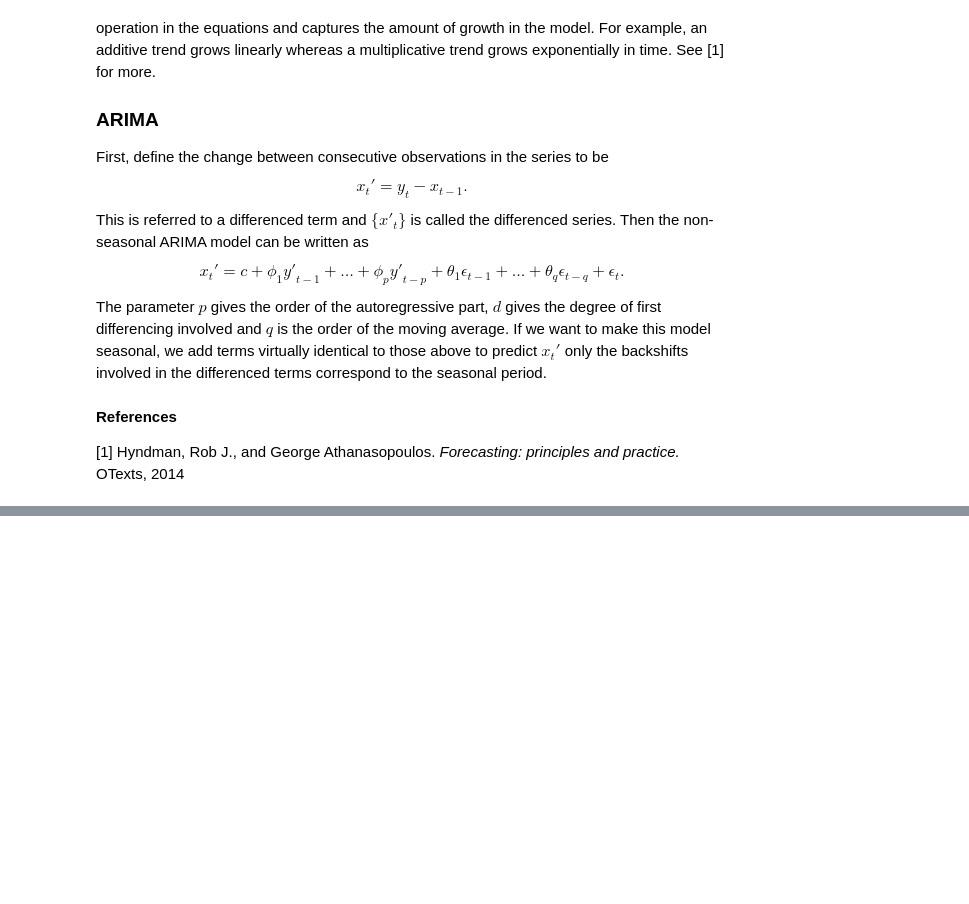
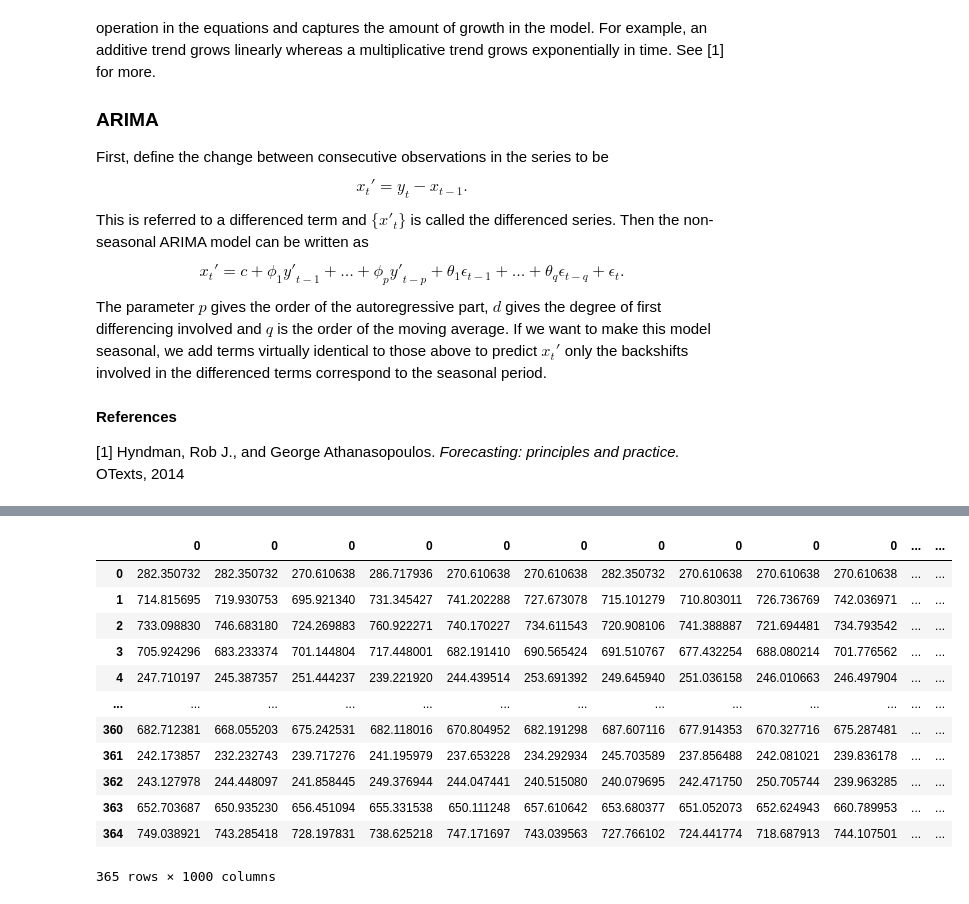
Before and after one commit to domagal9/classifymymeds, a Jupyter notebook: volumeCI.ipynb, the cells around one changed output, grey strips where cells are left out. Cells and saved outputs as stored; diff of their text form; code cells hidden in the pictures; blank space fills up the shorter version.

```diff
--- a/volumeCI.ipynb
+++ b/volumeCI.ipynb
@@ -698,0 +957,3 @@ The parameter $p$ gives the order of the autoregressive part, $d$ gives the degr
+# %%
+# Fit.
+rf_data.fit(rf)
@@ -698,0 +1059,5 @@ The parameter $p$ gives the order of the autoregressive part, $d$ gives the degr
+# %%
+rf_data_no_day = RegressionData(df[df['calendar_year'] < 2019], df[df['calendar_year'] == 2019],
+                        ['calendar_month', 'day_of_week', 'is_weekday', 'is_workday', 'is_holiday'],
+                        ['daily_per'])
+print(rf_data)
@@ -698,0 +1116,3 @@ The parameter $p$ gives the order of the autoregressive part, $d$ gives the degr
+# %%
+rf_q = RandomForestRegressor(n_estimators=200, random_state=0,min_samples_split=10)
+rf_data_no_day.fit(rf_q)
@@ -698,0 +1131,16 @@ The parameter $p$ gives the order of the autoregressive part, $d$ gives the degr
+# %%
+pred_q
+# %% [output]
+|  | 0 | 0 | 0 | 0 | 0 | 0 | 0 | 0 | 0 | 0 | ... | ... |
+| 0 | 282.350732 | 282.350732 | 270.610638 | 286.717936 | 270.610638 | 270.610638 | 282.350732 | 270.610638 | 270.610638 | 270.610638 | ... | ... |
+| 1 | 714.815695 | 719.930753 | 695.921340 | 731.345427 | 741.202288 | 727.673078 | 715.101279 | 710.803011 | 726.736769 | 742.036971 | ... | ... |
+| 2 | 733.098830 | 746.683180 | 724.269883 | 760.922271 | 740.170227 | 734.611543 | 720.908106 | 741.388887 | 721.694481 | 734.793542 | ... | ... |
+| 3 | 705.924296 | 683.233374 | 701.144804 | 717.448001 | 682.191410 | 690.565424 | 691.510767 | 677.432254 | 688.080214 | 701.776562 | ... | ... |
+| 4 | 247.710197 | 245.387357 | 251.444237 | 239.221920 | 244.439514 | 253.691392 | 249.645940 | 251.036158 | 246.010663 | 246.497904 | ... | ... |
+| ... | ... | ... | ... | ... | ... | ... | ... | ... | ... | ... | ... | ... |
+| 360 | 682.712381 | 668.055203 | 675.242531 | 682.118016 | 670.804952 | 682.191298 | 687.607116 | 677.914353 | 670.327716 | 675.287481 | ... | ... |
+| 361 | 242.173857 | 232.232743 | 239.717276 | 241.195979 | 237.653228 | 234.292934 | 245.703589 | 237.856488 | 242.081021 | 239.836178 | ... | ... |
+| 362 | 243.127978 | 244.448097 | 241.858445 | 249.376944 | 244.047441 | 240.515080 | 240.079695 | 242.471750 | 250.705744 | 239.963285 | ... | ... |
+| 363 | 652.703687 | 650.935230 | 656.451094 | 655.331538 | 650.111248 | 657.610642 | 653.680377 | 651.052073 | 652.624943 | 660.789953 | ... | ... |
+| 364 | 749.038921 | 743.285418 | 728.197831 | 738.625218 | 747.171697 | 743.039563 | 727.766102 | 724.441774 | 718.687913 | 744.107501 | ... | ... |
+365 rows × 1000 columns
```
Also changed, not shown: parts of 69 cells of this notebook, 1 other file.
